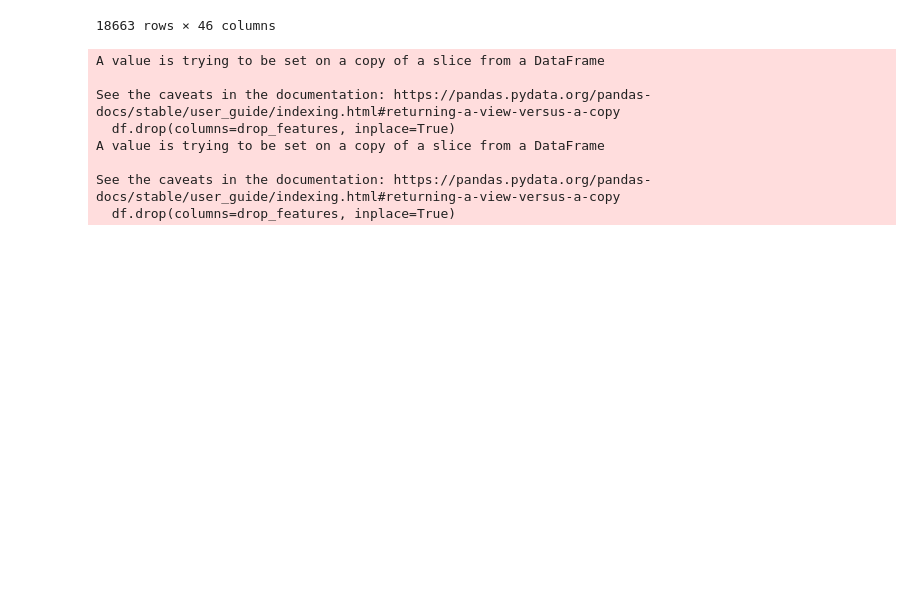
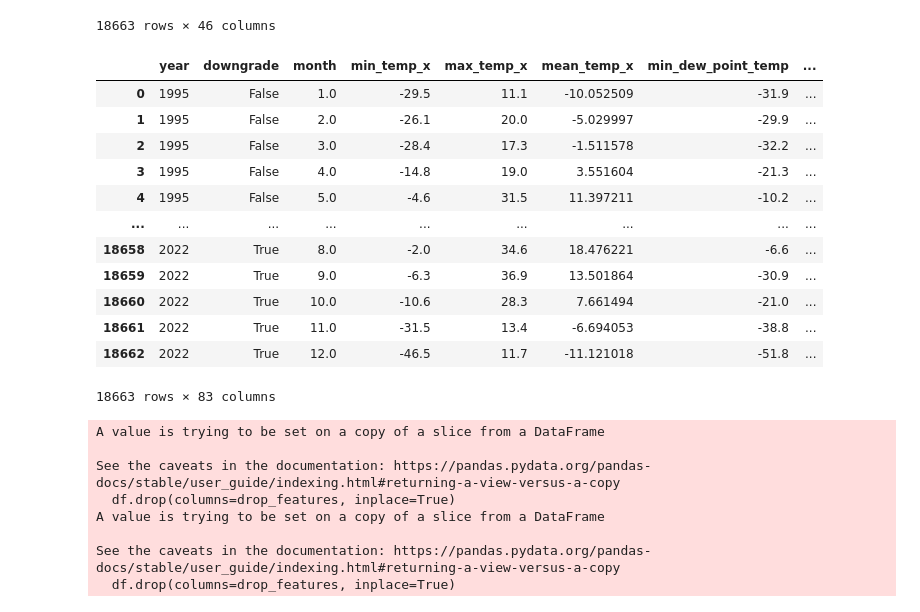
Before and after one commit to ChromaticPanic/CGC_Grain_Outcome_Predictions, a Jupyter notebook: src/Models/MPL_new_data.ipynb, the cells around one changed output. Cells and saved outputs as stored; diff of their text form; code cells hidden in the pictures; blank space fills up the shorter version.

```diff
--- a/src/Models/MPL_new_data.ipynb
+++ b/src/Models/MPL_new_data.ipynb
@@ -169,0 +116,9 @@ stationDf
+# %%
+# cheching for dublicates
+if ergotTargetDf.duplicated().any():
+    print('dublicates found')
+    ergotTargetDf.drop_duplicates( inplace=True)
+if (ergotTargetDf.isna().sum().sum() > 0):
+    print('NaN found')
+    ergotTargetDf.dropna(inplace=True)
+ergotTargetDf
@@ -169,0 +139,8 @@ stationDf
+# %%
+if ergotPrevDf.duplicated().any():
+    print('dublicates found')
+    ergotPrevDf.drop_duplicates( inplace=True)
+if (ergotPrevDf.isna().sum().sum() > 0):
+    print('NaN found')
+    ergotPrevDf.fillna(0, inplace=True)
+ergotPrevDf
@@ -169,0 +162,9 @@ stationDf
+# %%
+# cheching for dublicates
+if stationDf.duplicated().any():
+    print('dublicates found')
+    stationDf.drop_duplicates( inplace=True)
+if (stationDf.isna().sum().sum() > 0):
+    print('NaN found')
+    stationDf.dropna(inplace=True)
+stationDf
@@ -211,3 +223,27 @@ datasetDf.drop_duplicates(inplace=True)
+# %%
+# cheching for dublicates
+if datasetDf.duplicated().any():
+    print('dublicates found')
+    datasetDf.drop_duplicates( inplace=True)
+if (datasetDf.isna().sum().sum() > 0):
+    print('NaN found')
+    datasetDf.dropna(inplace=True)
+
+datasetDf
+# %% [output]
+|  | year | downgrade | month | min_temp_x | max_temp_x | mean_temp_x | min_dew_point_temp | ... |
+| 0 | 1995 | False | 1.0 | -29.5 | 11.1 | -10.052509 | -31.9 | ... |
+| 1 | 1995 | False | 2.0 | -26.1 | 20.0 | -5.029997 | -29.9 | ... |
+| 2 | 1995 | False | 3.0 | -28.4 | 17.3 | -1.511578 | -32.2 | ... |
+| 3 | 1995 | False | 4.0 | -14.8 | 19.0 | 3.551604 | -21.3 | ... |
+| 4 | 1995 | False | 5.0 | -4.6 | 31.5 | 11.397211 | -10.2 | ... |
+| ... | ... | ... | ... | ... | ... | ... | ... | ... |
+| 18658 | 2022 | True | 8.0 | -2.0 | 34.6 | 18.476221 | -6.6 | ... |
+| 18659 | 2022 | True | 9.0 | -6.3 | 36.9 | 13.501864 | -30.9 | ... |
+| 18660 | 2022 | True | 10.0 | -10.6 | 28.3 | 7.661494 | -21.0 | ... |
+| 18661 | 2022 | True | 11.0 | -31.5 | 13.4 | -6.694053 | -38.8 | ... |
+| 18662 | 2022 | True | 12.0 | -46.5 | 11.7 | -11.121018 | -51.8 | ... |
+18663 rows × 83 columns
 # %%
 # train 1995 - 2015 test 2016 - 2020
 X_train, X_val, X_test, y_train, y_val, y_test = splitData(datasetDf, drop_features=["year"], target_variable="downgrade", pivot=2015, val_size=0.2, stratified=False)
```
Also changed, not shown: parts of 62 cells of this notebook.
